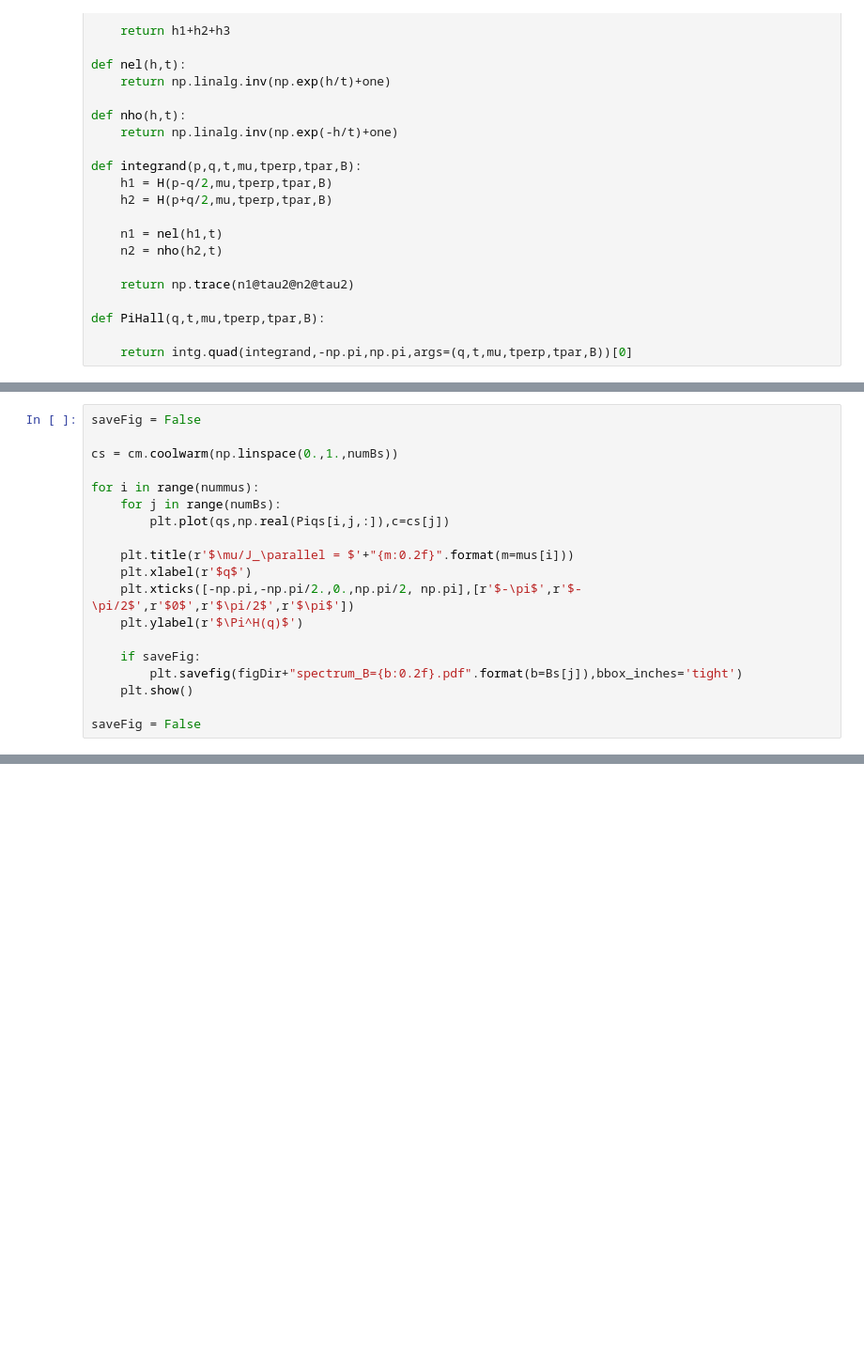
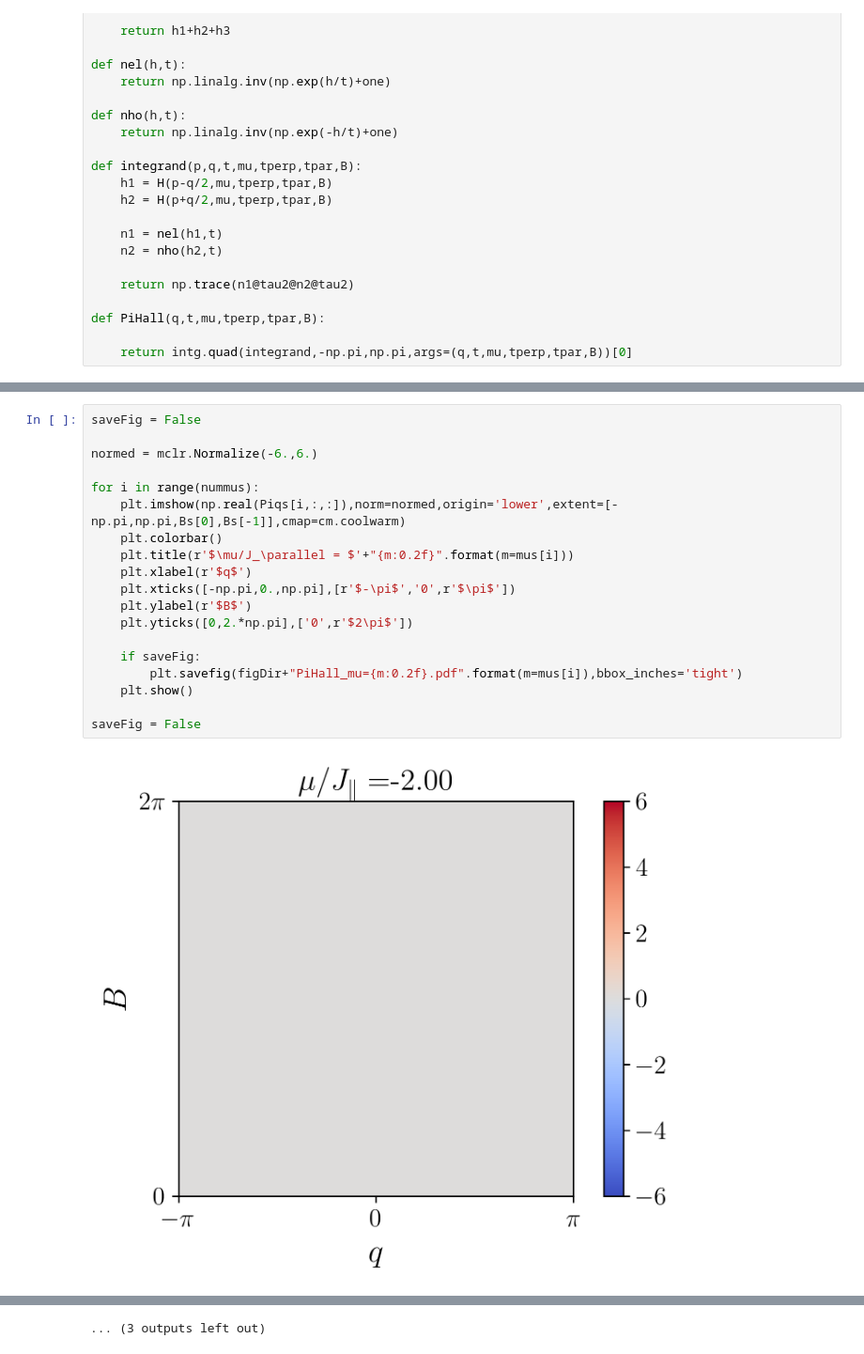
Before and after one commit to j-curtis/ColdAtomsHallDynamics, a Jupyter notebook: FreeFermionsFluctuations.ipynb, the cells around one changed output, grey strips where cells are left out. Shown at 94% size. Saved outputs shown, nothing was run; the diff lists cells and outputs as text; blank space fills up the shorter version.

Commit message:
Studying Hall coefficients

```diff
--- a/FreeFermionsFluctuations.ipynb
+++ b/FreeFermionsFluctuations.ipynb
@@ -124,19 +133,21 @@ saveFig = False
-# %%
-saveFig = False
-
-cs = cm.coolwarm(np.linspace(0.,1.,numBs))
-
-for i in range(nummus):
-    for j in range(numBs):
-        plt.plot(qs,np.real(Piqs[i,j,:]),c=cs[j])
-
-    plt.title(r'$\mu/J_\parallel = $'+"{m:0.2f}".format(m=mus[i]))
-    plt.xlabel(r'$q$')
-    plt.xticks([-np.pi,-np.pi/2.,0.,np.pi/2, np.pi],[r'$-\pi$',r'$-\pi/2$',r'$0$',r'$\pi/2$',r'$\pi$'])
-    plt.ylabel(r'$\Pi^H(q)$')
-
-    if saveFig:
-        plt.savefig(figDir+"spectrum_B={b:0.2f}.pdf".format(b=Bs[j]),bbox_inches='tight')
-    plt.show()
-
-saveFig = False
+# %%
+saveFig = False
+
+normed = mclr.Normalize(-6.,6.)
+
+for i in range(nummus):
+    plt.imshow(np.real(Piqs[i,:,:]),norm=normed,origin='lower',extent=[-np.pi,np.pi,Bs[0],Bs[-1]],cmap=cm.coolwarm)
+    plt.colorbar()
+    plt.title(r'$\mu/J_\parallel = $'+"{m:0.2f}".format(m=mus[i]))
+    plt.xlabel(r'$q$')
+    plt.xticks([-np.pi,0.,np.pi],[r'$-\pi$','0',r'$\pi$'])
+    plt.ylabel(r'$B$')
+    plt.yticks([0,2.*np.pi],['0',r'$2\pi$'])
+
+    if saveFig:
+        plt.savefig(figDir+"PiHall_mu={m:0.2f}.pdf".format(m=mus[i]),bbox_inches='tight')
+    plt.show()
+
+saveFig = False
+# %% [output]
+[figure, added]
@@ -142,0 +165 @@ saveFig = False
+... (3 outputs left out)
```
Also changed, not shown: parts of 5 cells of this notebook.
